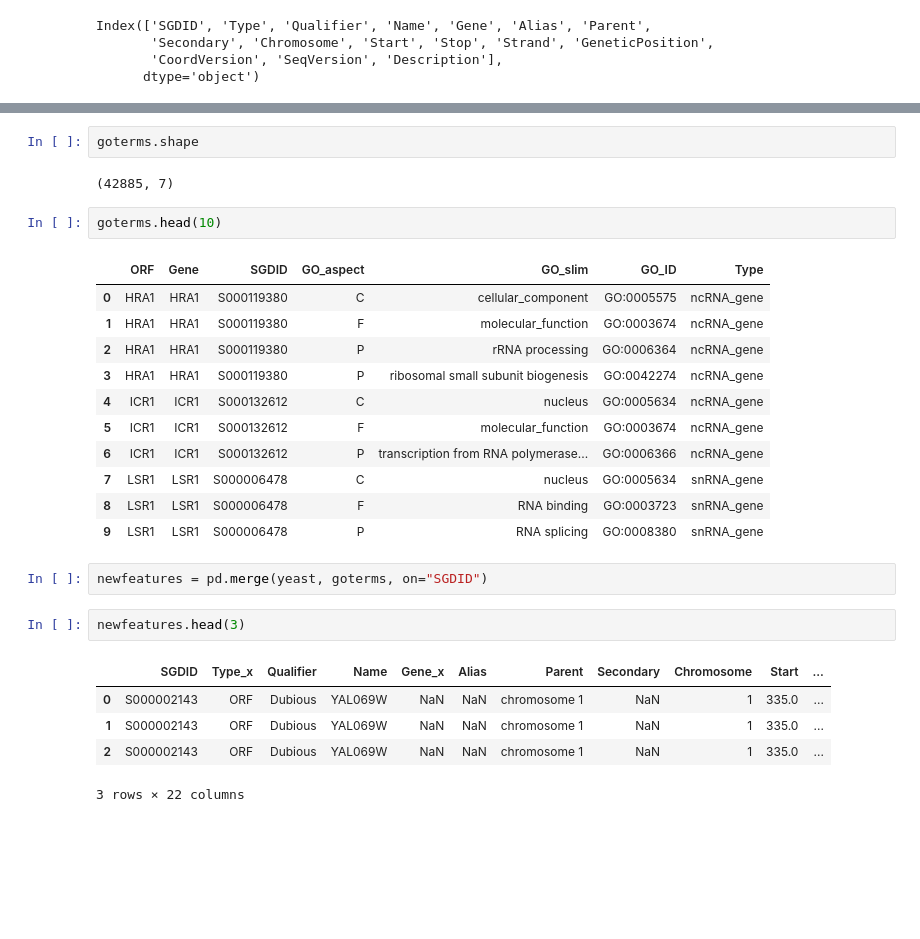
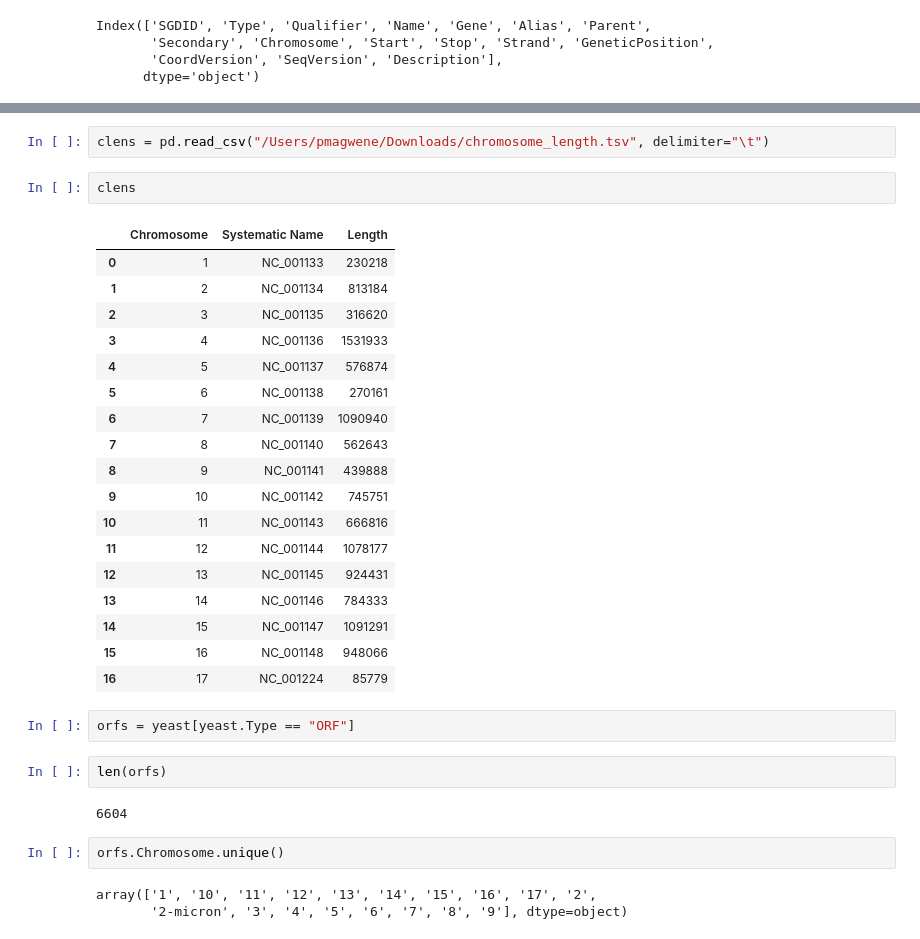
Before and after one commit to bio208fs-class/bio208fs-lecture, a Jupyter notebook: notebooks/class08-live-coding.ipynb, the cells around one changed output, grey strips where cells are left out. Drawn from its saved outputs; the diff is of its cells as text; blank space fills up the shorter version.

```diff
--- a/notebooks/class08-live-coding.ipynb
+++ b/notebooks/class08-live-coding.ipynb
@@ -319,28 +366,34 @@ goterms = pd.read_table("/Users/pmagwene/Downloads/go_slim_mapping.tab", names=g
-# %%
-goterms.shape
-# %% [output]
-(42885, 7)
-# %%
-goterms.head(10)
-# %% [output]
-|  | ORF | Gene | SGDID | GO_aspect | GO_slim | GO_ID | Type |
-| 0 | HRA1 | HRA1 | S000119380 | C | cellular_component | GO:0005575 | ncRNA_gene |
-| 1 | HRA1 | HRA1 | S000119380 | F | molecular_function | GO:0003674 | ncRNA_gene |
-| 2 | HRA1 | HRA1 | S000119380 | P | rRNA processing | GO:0006364 | ncRNA_gene |
-| 3 | HRA1 | HRA1 | S000119380 | P | ribosomal small subunit biogenesis | GO:0042274 | ncRNA_gene |
-| 4 | ICR1 | ICR1 | S000132612 | C | nucleus | GO:0005634 | ncRNA_gene |
-| 5 | ICR1 | ICR1 | S000132612 | F | molecular_function | GO:0003674 | ncRNA_gene |
-| 6 | ICR1 | ICR1 | S000132612 | P | transcription from RNA polymerase... | GO:0006366 | ncRNA_gene |
-| 7 | LSR1 | LSR1 | S000006478 | C | nucleus | GO:0005634 | snRNA_gene |
-| 8 | LSR1 | LSR1 | S000006478 | F | RNA binding | GO:0003723 | snRNA_gene |
-| 9 | LSR1 | LSR1 | S000006478 | P | RNA splicing | GO:0008380 | snRNA_gene |
-# %%
-newfeatures = pd.merge(yeast, goterms, on="SGDID")
-# %%
-newfeatures.head(3)
-# %% [output]
-|  | SGDID | Type_x | Qualifier | Name | Gene_x | Alias | Parent | Secondary | Chromosome | Start | ... |
-| 0 | S000002143 | ORF | Dubious | YAL069W | NaN | NaN | chromosome 1 | NaN | 1 | 335.0 | ... |
-| 1 | S000002143 | ORF | Dubious | YAL069W | NaN | NaN | chromosome 1 | NaN | 1 | 335.0 | ... |
-| 2 | S000002143 | ORF | Dubious | YAL069W | NaN | NaN | chromosome 1 | NaN | 1 | 335.0 | ... |
-3 rows × 22 columns
+# %%
+clens = pd.read_csv("/Users/pmagwene/Downloads/chromosome_length.tsv", delimiter="\t")
+# %%
+clens
+# %% [output]
+|  | Chromosome | Systematic Name | Length |
+| 0 | 1 | NC_001133 | 230218 |
+| 1 | 2 | NC_001134 | 813184 |
+| 2 | 3 | NC_001135 | 316620 |
+| 3 | 4 | NC_001136 | 1531933 |
+| 4 | 5 | NC_001137 | 576874 |
+| 5 | 6 | NC_001138 | 270161 |
+| 6 | 7 | NC_001139 | 1090940 |
+| 7 | 8 | NC_001140 | 562643 |
+| 8 | 9 | NC_001141 | 439888 |
+| 9 | 10 | NC_001142 | 745751 |
+| 10 | 11 | NC_001143 | 666816 |
+| 11 | 12 | NC_001144 | 1078177 |
+| 12 | 13 | NC_001145 | 924431 |
+| 13 | 14 | NC_001146 | 784333 |
+| 14 | 15 | NC_001147 | 1091291 |
+| 15 | 16 | NC_001148 | 948066 |
+| 16 | 17 | NC_001224 | 85779 |
+# %%
+orfs = yeast[yeast.Type == "ORF"]
+# %%
+len(orfs)
+# %% [output]
+6604
+# %%
+orfs.Chromosome.unique()
+# %% [output]
+array(['1', '10', '11', '12', '13', '14', '15', '16', '17', '2',
+       '2-micron', '3', '4', '5', '6', '7', '8', '9'], dtype=object)
```
Also changed, not shown: parts of 25 cells of this notebook.
